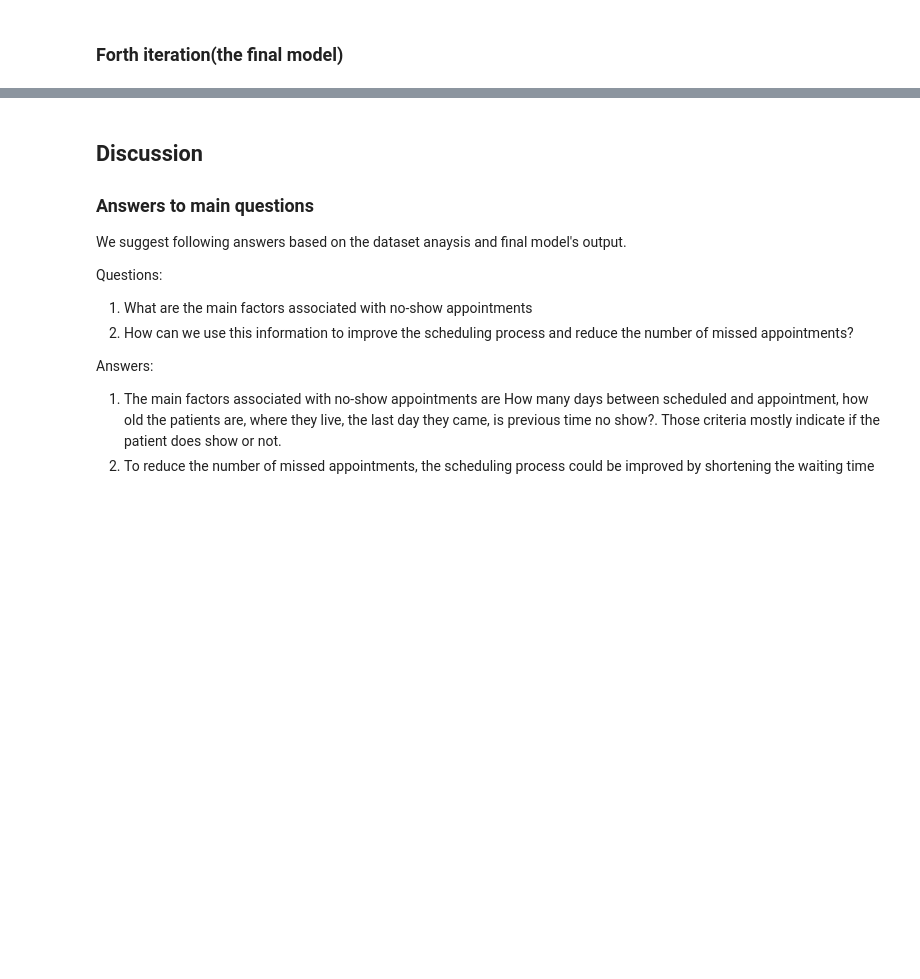
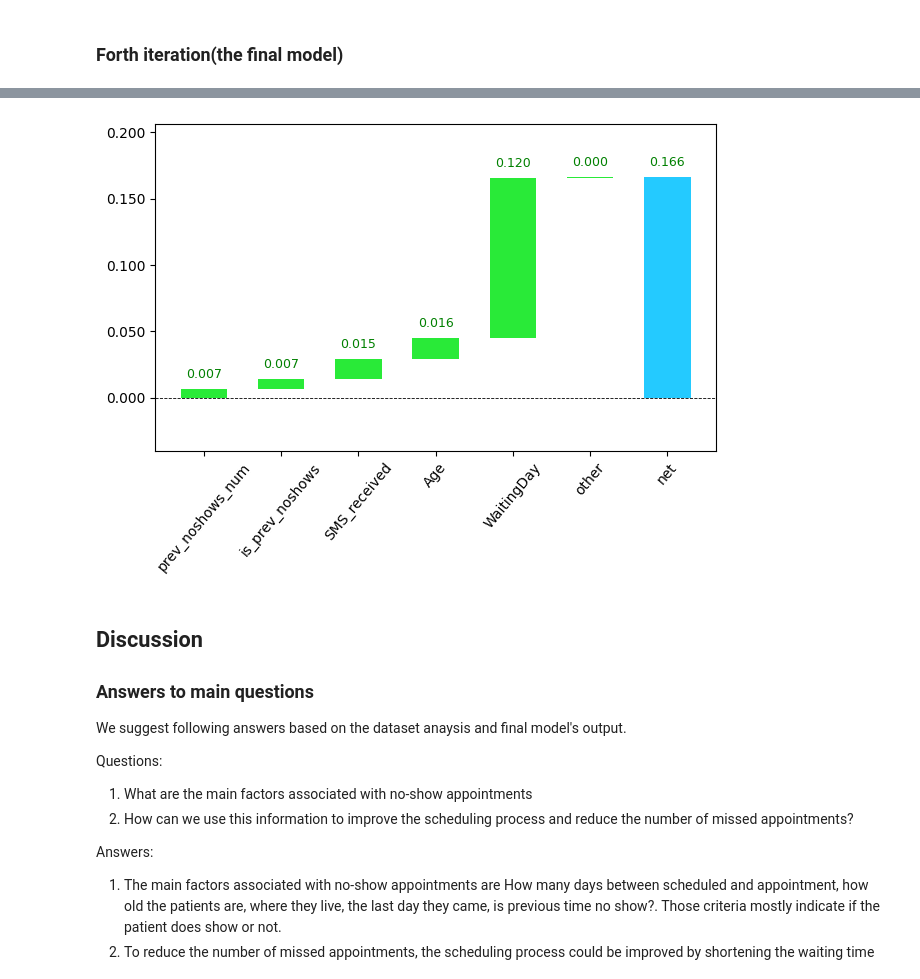
Before and after one commit to Akitsuyoshi/supervised_ml_app, a Jupyter notebook: noshow.ipynb, the cells around one changed output, grey strips where cells are left out. Saved outputs shown, nothing was run; the diff lists cells and outputs as text; code cells hidden in the pictures; blank space fills up the shorter version.

```diff
--- a/noshow.ipynb
+++ b/noshow.ipynb
@@ -386,3 +403,13 @@ The code below utilize `RandomizedSearchCV` to find the best hyper parameter val
+# %%
+pred, bias, contrb = treeinterpreter.predict(rf_model_2, X_test.iloc[15:20].values)
+contrb = [contrb[0][i][0] for i in range(len(contrb[0]))]
+waterfall(X_test.columns.values,
+       contrb,
+       threshold=0.05,
+       rotation_value=50,
+       formatting="{:,.3f}");
+# %% [output]
+[figure, added]
 # %% [markdown]
 ## Discussion<a name="discussion"></a>
 
```
Also changed, not shown: parts of 16 cells of this notebook, 3 other files.
